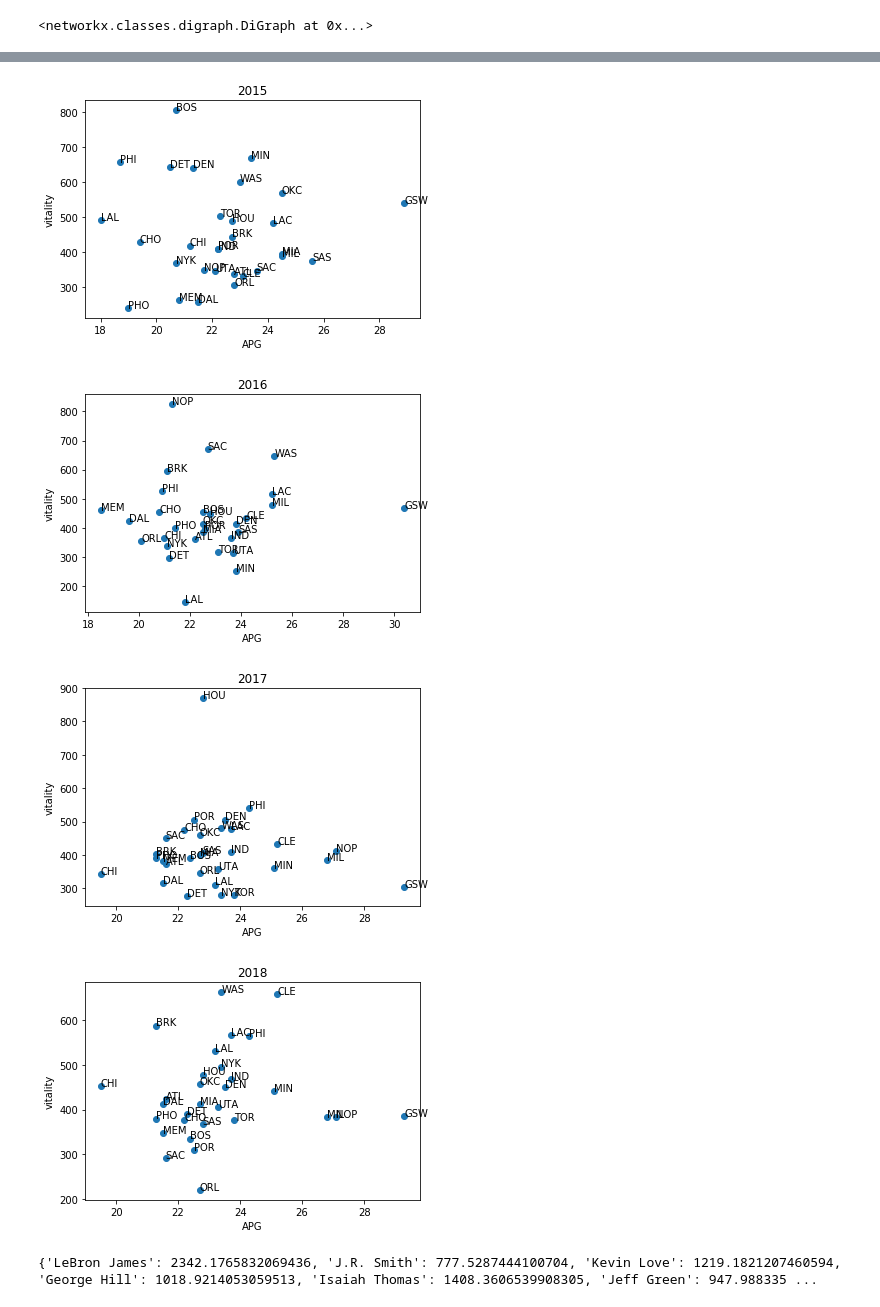
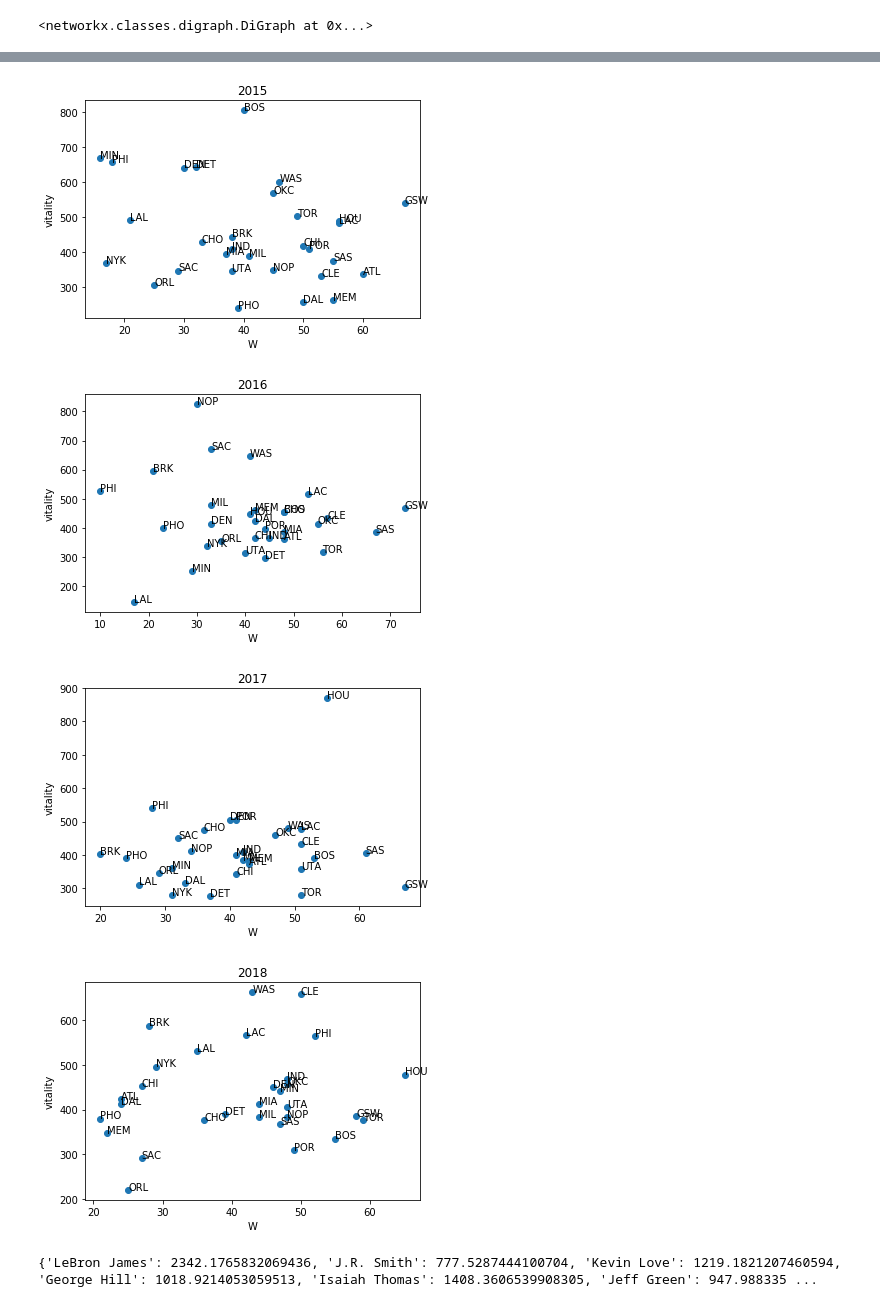
Before and after one commit to rohannramesh/Basketball_predictions, a Jupyter notebook: Team_by_team_analysis.ipynb, the cells around one changed output, grey strips where cells are left out. Drawn from its saved outputs; the diff is of its cells as text; code cells hidden in the pictures.

```diff
--- a/Team_by_team_analysis.ipynb
+++ b/Team_by_team_analysis.ipynb
@@ -264,5 +268,5 @@ for curr_year in years_to_use[1:]:
     df_teams[str(curr_year)]['wclust_idx'] = weighted_clustering_idx[str(curr_year)]
 # %%
 for curr_year in years_to_use[1:]:
-    plot_team_scatter(df_teams[str(curr_year)],'3FG%','wclust_idx',str(curr_year))
+    plot_team_scatter(df_teams[str(curr_year)],'W','wclust_idx',str(curr_year))
 # %% [output]
@@ -316,5 +320,5 @@ all_team_graphs['2011']['MIA']
 <networkx.classes.digraph.DiGraph at 0x...>
 # %%
 for curr_year in years_to_use[1:]:
-    plot_team_scatter(df_teams[str(curr_year)],'APG','vitality',str(curr_year))
+    plot_team_scatter(df_teams[str(curr_year)],'W','vitality',str(curr_year))
 # %% [output]
@@ -327,7 +331,7 @@ for curr_year in years_to_use[1:]:
-[figure, old version]
+[figure, new version]
-[figure, old version]
+[figure, new version]
-[figure, old version]
+[figure, new version]
-[figure, old version]
+[figure, new version]
 # %%
 # for Link analysis methods, shortest length method, and closeness vitality
 pgrank = {}
```
Also changed, not shown: parts of 10 cells of this notebook.
